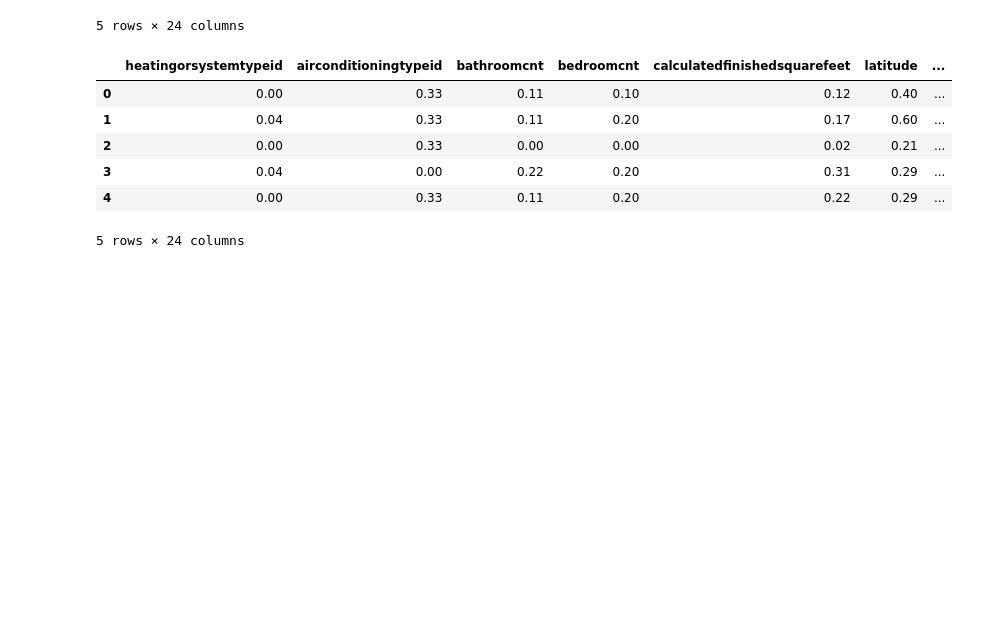
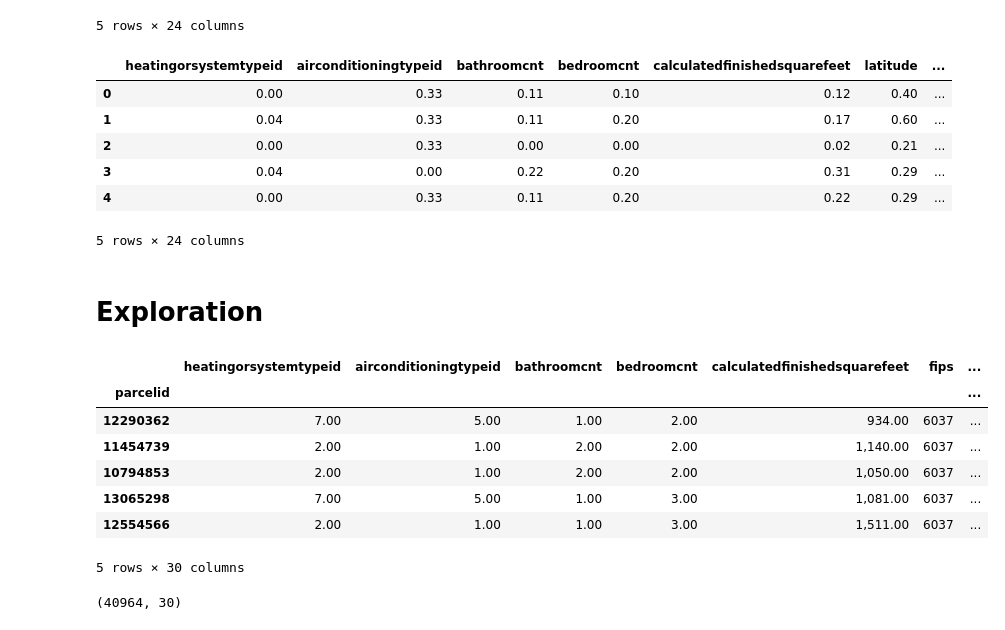
Before and after one commit to davidb-and-john/clustering-project, a Jupyter notebook: John/john_notebook.ipynb, the cells around one changed output. Cells and saved outputs as stored; diff of their text form; code cells hidden in the pictures; blank space fills up the shorter version.

```diff
--- a/John/john_notebook.ipynb
+++ b/John/john_notebook.ipynb
@@ -246,3 +246,20 @@ test_scaled.head()
 | 3 | 0.04 | 0.00 | 0.22 | 0.20 | 0.31 | 0.29 | ... |
 | 4 | 0.00 | 0.33 | 0.11 | 0.20 | 0.22 | 0.29 | ... |
 5 rows × 24 columns
+# %% [markdown]
+# Exploration
+# %%
+train.head()
+# %% [output]
+|  | heatingorsystemtypeid | airconditioningtypeid | bathroomcnt | bedroomcnt | calculatedfinishedsquarefeet | fips | ... |
+| parcelid |  |  |  |  |  |  | ... |
+| 12290362 | 7.00 | 5.00 | 1.00 | 2.00 | 934.00 | 6037 | ... |
+| 11454739 | 2.00 | 1.00 | 2.00 | 2.00 | 1,140.00 | 6037 | ... |
+| 10794853 | 2.00 | 1.00 | 2.00 | 2.00 | 1,050.00 | 6037 | ... |
+| 13065298 | 7.00 | 5.00 | 1.00 | 3.00 | 1,081.00 | 6037 | ... |
+| 12554566 | 2.00 | 1.00 | 1.00 | 3.00 | 1,511.00 | 6037 | ... |
+5 rows × 30 columns
+# %%
+train.shape
+# %% [output]
+(40964, 30)
```
Also changed, not shown: parts of 6 cells of this notebook.
